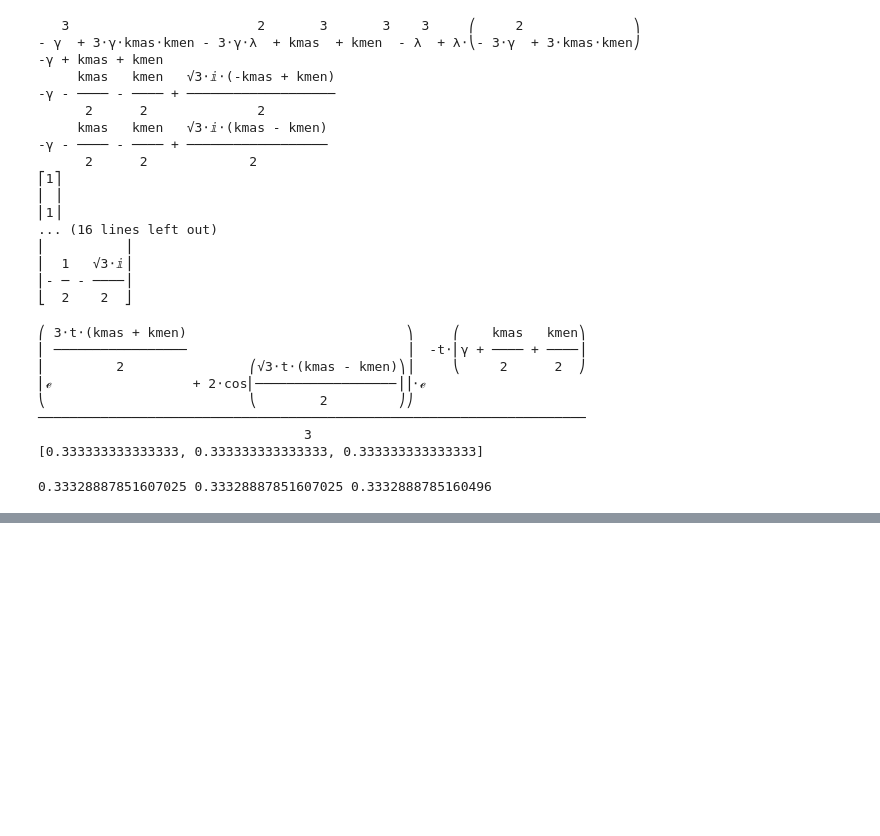
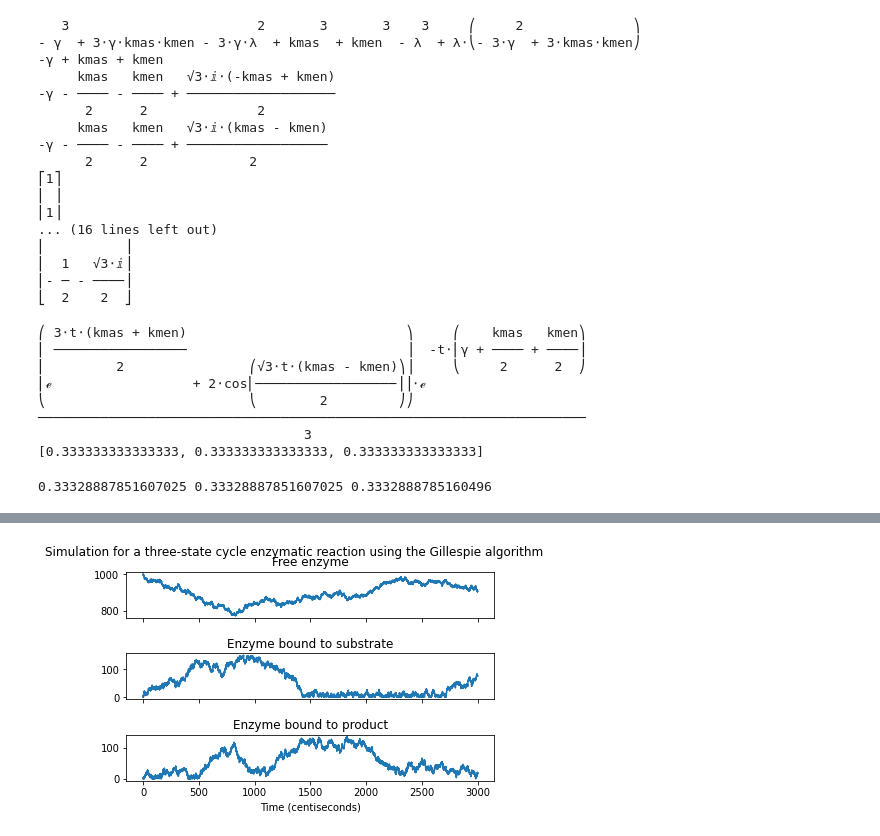
Before and after one commit to carlossoto362/QLS2021-2022Diploma, a Jupyter notebook: BiologyHomwork2.ipynb, the cells around one changed output, grey strips where cells are left out. Cells and saved outputs as stored; diff of their text form; code cells hidden in the pictures; blank space fills up the shorter version.

```diff
--- a/BiologyHomwork2.ipynb
+++ b/BiologyHomwork2.ipynb
@@ -316,0 +318,97 @@ Here we plot the time dependant transition rates of the dynamics of a photorecep
+# %%
+n=1000
+E = [n]  #We give initial values for each state
+ES=[0]
+EP=[0]
+t = [0]
+
+tend = 3*n #time in seconds
+
+kplus = 10  #We set the transition rates we used hertz
+kminus = 1
+
+while t[-1] < tend:
+
+        current_E = E[-1]
+        current_ES = ES[-1]
+        current_EP = EP[-1]
+
+
+        rates = [kplus, kminus]
+        rate_sum = sum(rates)
+
+
+        tau = (np.random.exponential(scale=1/rate_sum))
+        rxn=random.randrange(0,3)
+
+        if rxn ==0 and E[-1]>0:  #Do reaction on E
+          rand = random.uniform(0,1)
+
+          t.append(t[-1] + tau)
+
+          # production event
+          if rand * rate_sum > 0 and rand * rate_sum <= rates[0]:
+                  E.append(E[-1] - 1)
+                  ES.append(ES[-1]+1)
+                  EP.append(EP[-1])
+
+          # decay event
+          elif rand * rate_sum > rates[0] and rand * rate_sum <= rates[0] + rates[1]:
+                  E.append(E[-1] - 1)
+                  EP.append(EP[-1]+1)
+                  ES.append(ES[-1])
+
+        if rxn ==1 and ES[-1]>0: #Do reaction on ES
+          rand = random.uniform(0,1)
+
+          t.append(t[-1] + tau)
+
+          # production event
+          if rand * rate_sum > 0 and rand * rate_sum <= rates[0]:
+                  ES.append(ES[-1] - 1)
+                  EP.append(EP[-1]+1)
+                  E.append(E[-1])
+
+          # decay event
+          elif rand * rate_sum > rates[0] and rand * rate_sum <= rates[0] + rates[1]:
+                  ES.append(ES[-1] - 1)
+                  E.append(E[-1]+1)
+                  EP.append(EP[-1])
+
+
+
+        if rxn ==2 and EP[-1]>0: #Do reaction on EP
+          rand = random.uniform(0,1)
+
+          t.append(t[-1] + tau)
+
+          # production event
+          if rand * rate_sum > 0 and rand * rate_sum <= rates[0]:
+                  EP.append(EP[-1] - 1)
+                  E.append(E[-1]+1)
+                  ES.append(ES[-1])
+
+          # decay event
+          elif rand * rate_sum > rates[0] and rand * rate_sum <= rates[0] + rates[1]:
+                  EP.append(EP[-1] - 1)
+                  ES.append(ES[-1]+1)
+                  E.append(E[-1])
+
+
+
+pE=E[-1]/n
+pES=ES[-1]/n
+pEP=EP[-1]/n
+print(pE,pES,pEP)
+fig, (ax1, ax2,ax3) = plt.subplots(3,sharex=True)
+fig.suptitle('Simulation for a three-state cycle enzymatic reaction using the Gillespie algorithm')
+ax1.plot(t,E)
+ax1.set_title('Free enzyme')
+ax2.plot(t,ES)
+ax2.set_title('Enzyme bound to substrate')
+ax3.plot(t,EP)
+ax3.set_title('Enzyme bound to product')
+ax3.set_xlabel('Time (centiseconds)')
+fig.tight_layout(pad=1.6)
+plt.show()
+# %% [output]
@@ -316,0 +416 @@ Here we plot the time dependant transition rates of the dynamics of a photorecep
+[figure, added]
```
Also changed, not shown: parts of 30 cells of this notebook.
